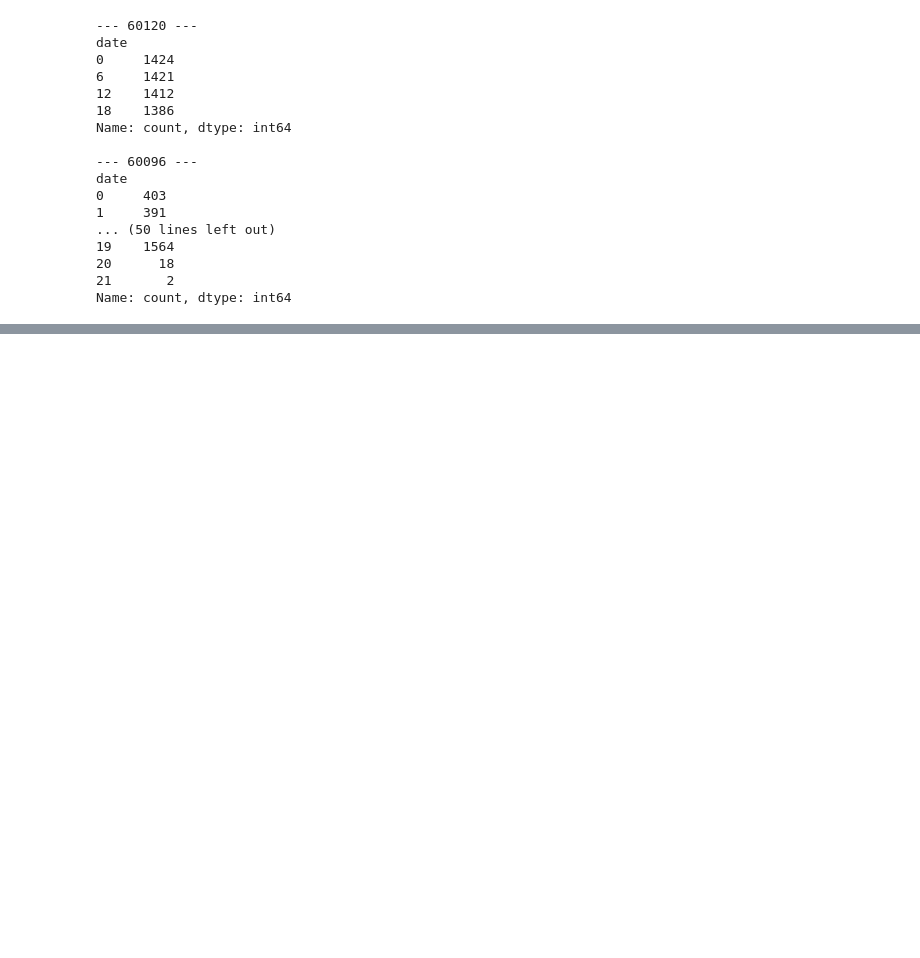
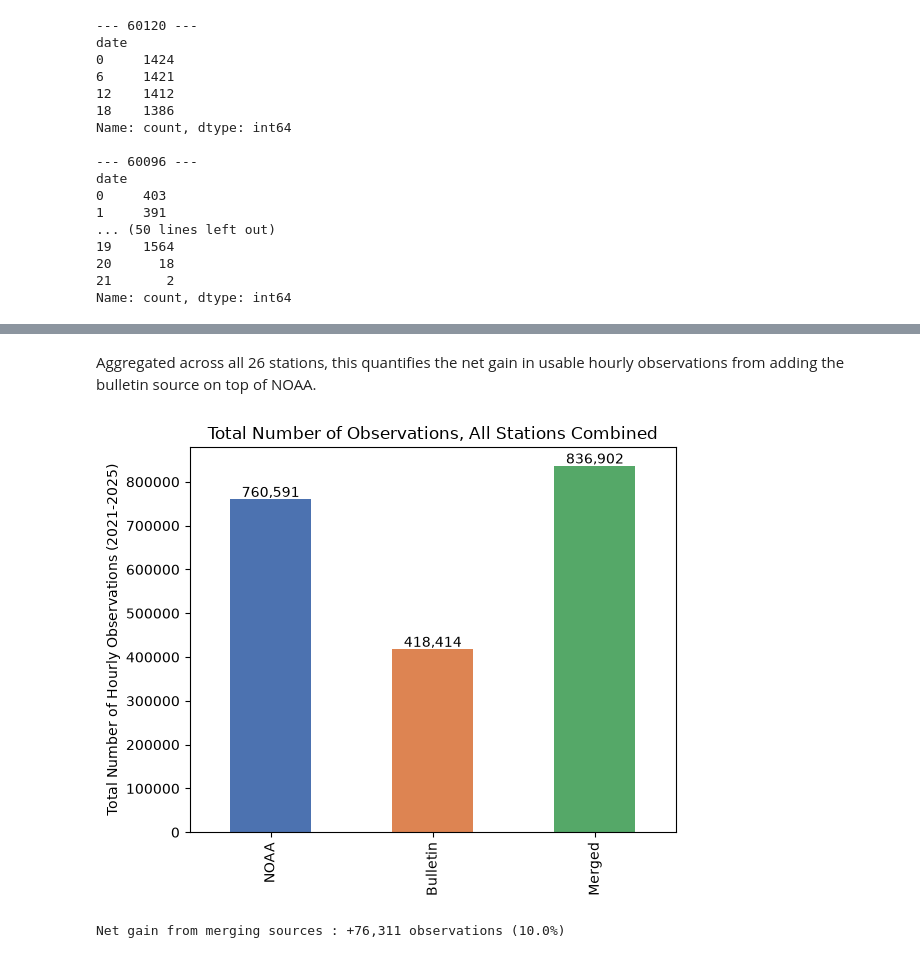
Before and after one commit to Marouanelmzr/meteorological-time-series-forecasting, a Jupyter notebook: notebooks/02_data_collection.ipynb, the cells around one changed output, grey strips where cells are left out. Drawn from its saved outputs; the diff is of its cells as text; code cells hidden in the pictures; blank space fills up the shorter version.

```diff
--- a/notebooks/02_data_collection.ipynb
+++ b/notebooks/02_data_collection.ipynb
@@ -202,0 +306,20 @@ Name: count, dtype: int64
+# %% [markdown]
+Aggregated across all 26 stations, this quantifies the net gain in usable hourly observations from adding the bulletin source on top of NOAA.
+# %%
+totals = comparison[["NOAA", "Bulletin", "Merged"]].sum()
+
+fig, ax = plt.subplots(figsize=(6, 5))
+totals.plot(kind="bar", ax=ax, color=["#4C72B0", "#DD8452", "#55A868"])
+ax.set_ylabel("Total Number of Hourly Observations (2021-2025)")
+ax.set_title("Total Number of Observations, All Stations Combined")
+for i, v in enumerate(totals):
+    ax.text(i, v + 5000, f"{v:,}", ha="center")
+plt.tight_layout()
+plt.show()
+
+print(f"Net gain from merging sources : "
+      f"+{totals['Merged'] - totals['NOAA']:,} observations "
+      f"({(totals['Merged'] / totals['NOAA'] - 1) * 100:.1f}%)")
+# %% [output]
+[figure, added]
+Net gain from merging sources : +76,311 observations (10.0%)
```
Also changed, not shown: parts of 39 cells of this notebook, 1 other file.
